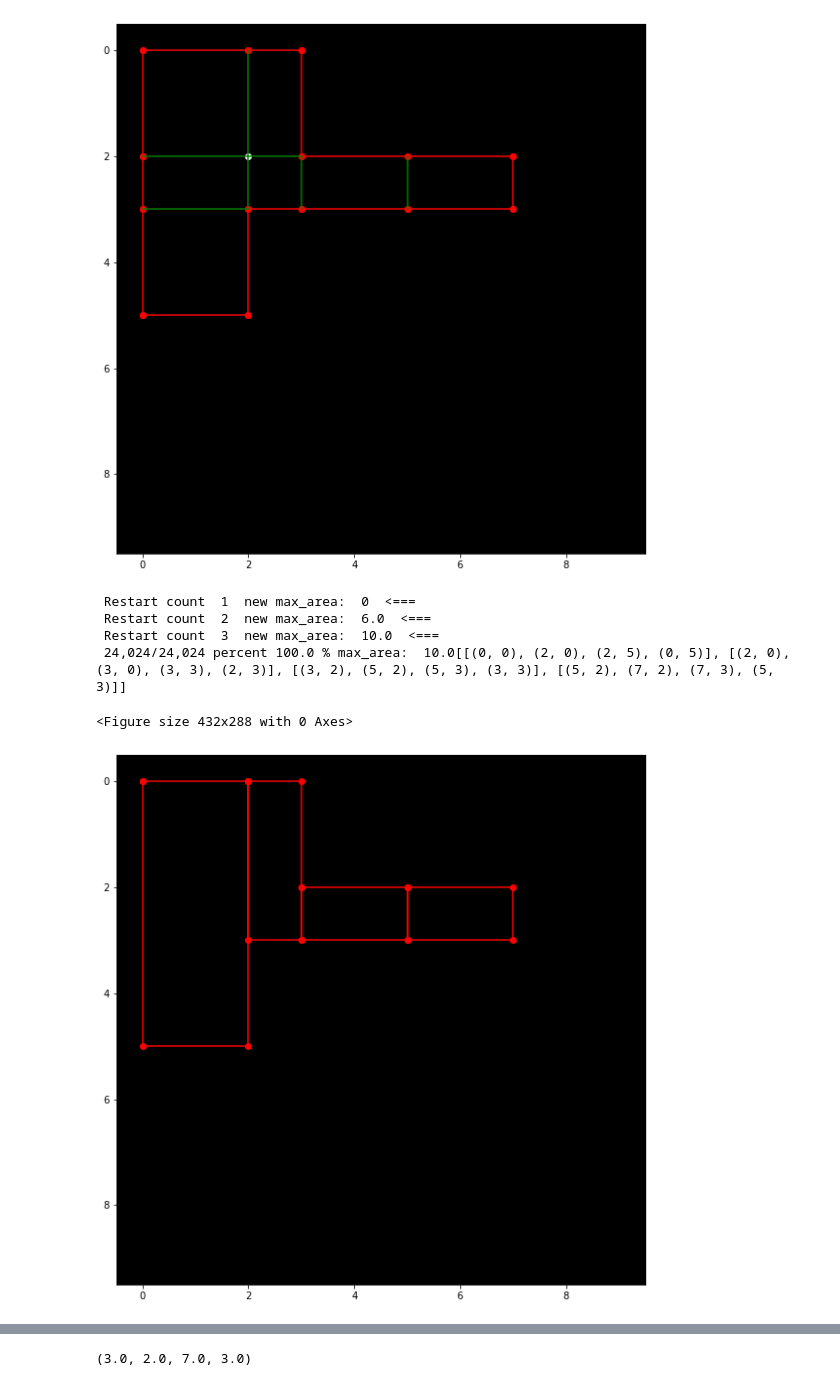
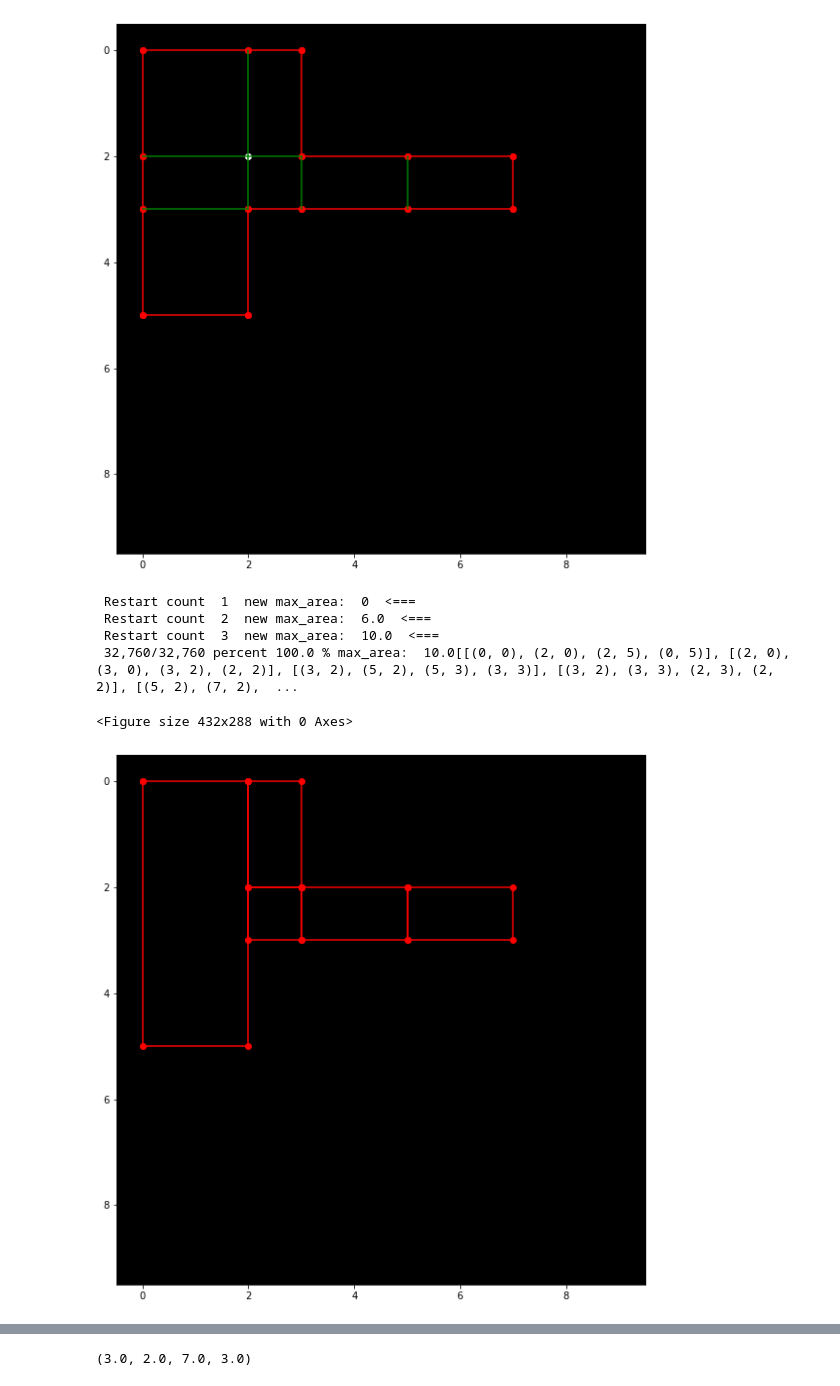
Before and after one commit to dsaha1656/orthogonal-hull, a Jupyter notebook: t3.ipynb, the cells around one changed output, grey strips where cells are left out. Saved outputs shown, nothing was run; the diff lists cells and outputs as text; code cells hidden in the pictures.

```diff
--- a/t3.ipynb
+++ b/t3.ipynb
@@ -426,23 +425,23 @@ ints :  [(2, 2)]
 # %%
 # max_area with intersection points
 i = 0
 rectangles = []
 max_area = 0
 foundNewMax = True
-all_points = new_points #+ intersections
+all_points = new_points + intersections
 while foundNewMax == True:
     i += 1
     print("\r\r\r Restart count ", i, " new max_area: ", max_area, " <===")
     rectangles, foundNewMax, max_area = findRetangles(all_points, rectangles, max_area)
 print(rectangles)
 showAllRects(rectangles)
 # %% [output]
  Restart count  1  new max_area:  0  <===
  Restart count  2  new max_area:  6.0  <===
  Restart count  3  new max_area:  10.0  <===
- 24,024/24,024 percent 100.0 % max_area:  10.0[[(0, 0), (2, 0), (2, 5), (0, 5)], [(2, 0), (3, 0), (3, 3), (2, 3)], [(3, 2), (5, 2), (5, 3), (3, 3)], [(5, 2), (7, 2), (7, 3), (5, 3)]]
+ 32,760/32,760 percent 100.0 % max_area:  10.0[[(0, 0), (2, 0), (2, 5), (0, 5)], [(2, 0), (3, 0), (3, 2), (2, 2)], [(3, 2), (5, 2), (5, 3), (3, 3)], [(3, 2), (3, 3), (2, 3), (2, 2)], [(5, 2), (7, 2),  ...
 <Figure size 432x288 with 0 Axes>
-[figure, old version]
+[figure, new version]
 # %%
 
 merged_rects = []
```
Also changed, not shown: parts of 2 cells of this notebook, 1 other file.
